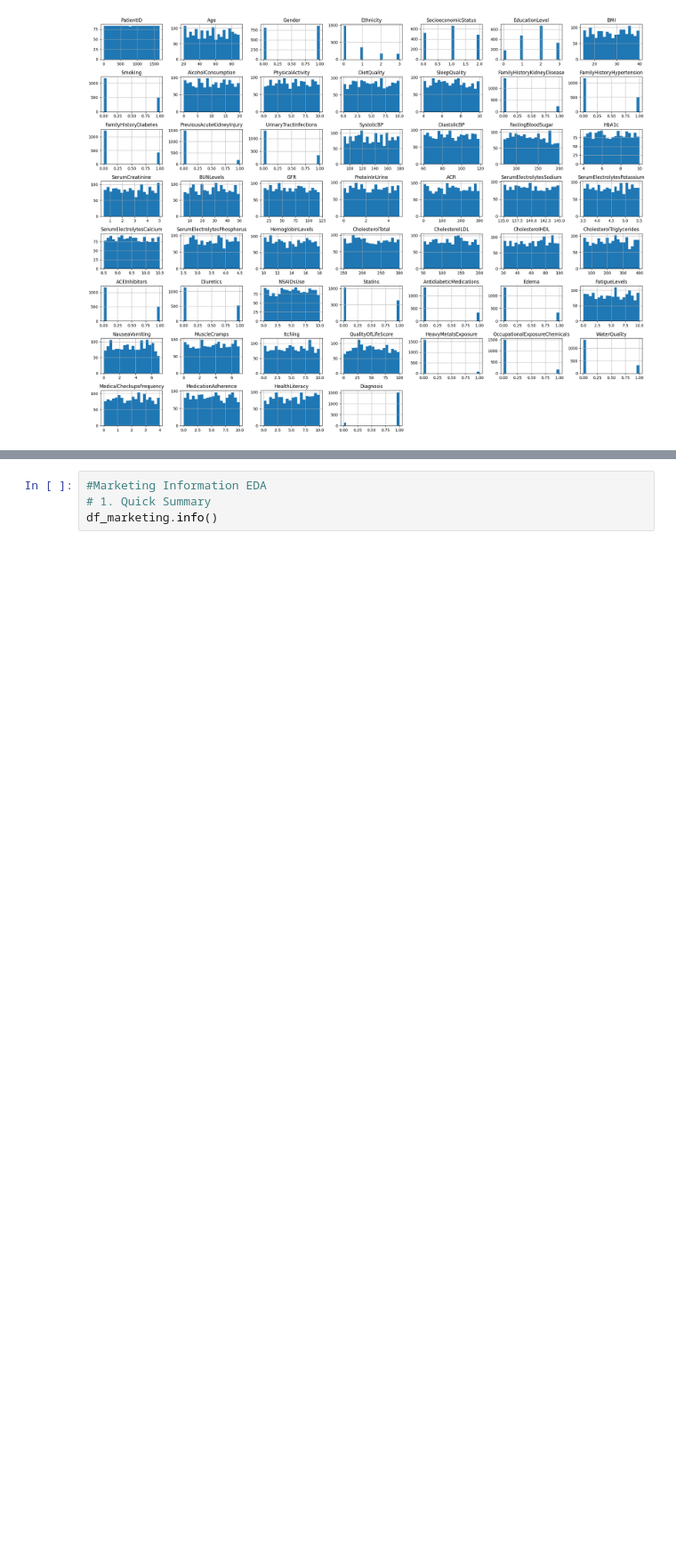
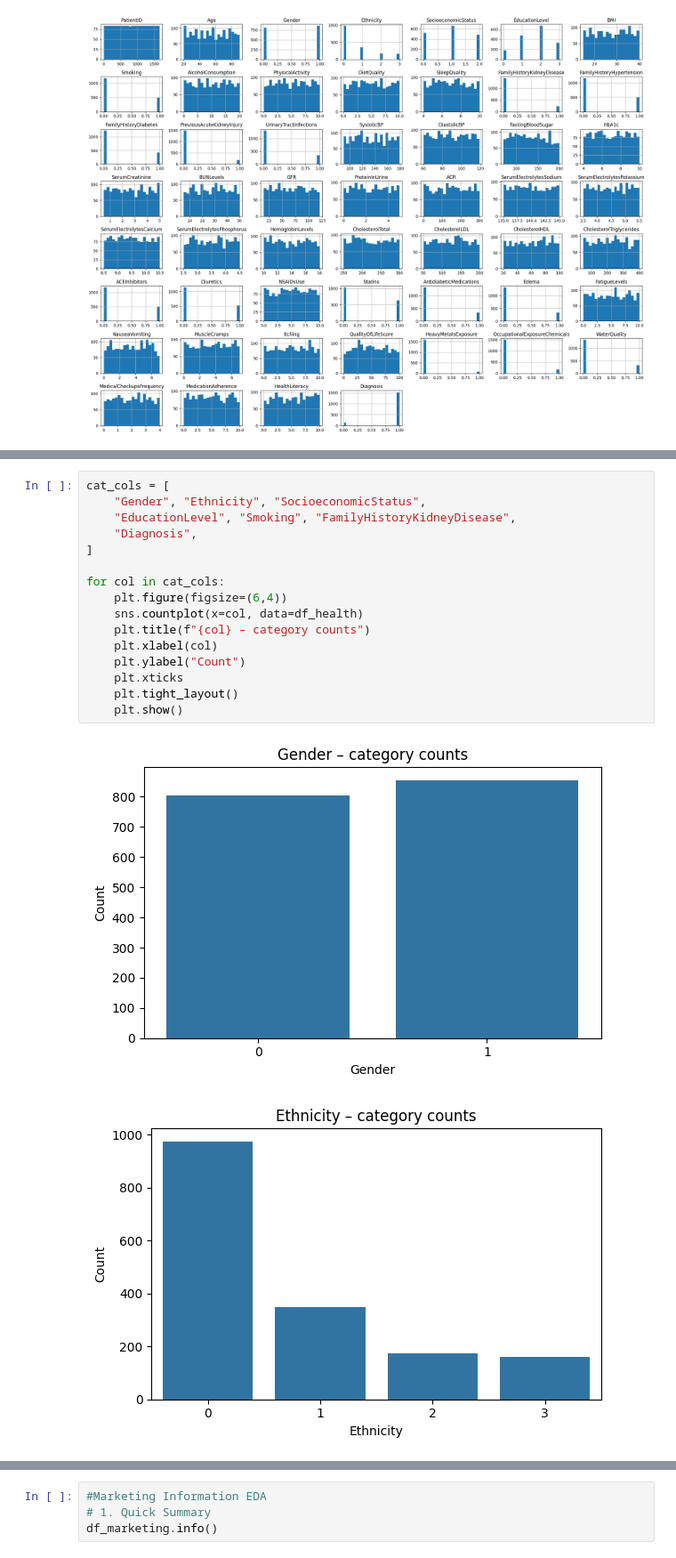
Before and after one commit to tlevash23/DX699, a Jupyter notebook: OMDS-ModB2-Week2-Levash-Tim.ipynb, the cells around one changed output, grey strips where cells are left out. Shown at 89% size. Cells and saved outputs as stored; diff of their text form; blank space fills up the shorter version.

```diff
--- a/OMDS-ModB2-Week2-Levash-Tim.ipynb
+++ b/OMDS-ModB2-Week2-Levash-Tim.ipynb
@@ -187,0 +204,19 @@ plt.show()
+# %%
+cat_cols = [
+    "Gender", "Ethnicity", "SocioeconomicStatus",
+    "EducationLevel", "Smoking", "FamilyHistoryKidneyDisease",
+    "Diagnosis",
+]
+
+for col in cat_cols:
+    plt.figure(figsize=(6,4))
+    sns.countplot(x=col, data=df_health)
+    plt.title(f"{col} – category counts")
+    plt.xlabel(col)
+    plt.ylabel("Count")
+    plt.xticks
+    plt.tight_layout()
+    plt.show()
+# %% [output]
+[figure, added]
+[figure, added]
```
Also changed, not shown: parts of 5 cells of this notebook.
